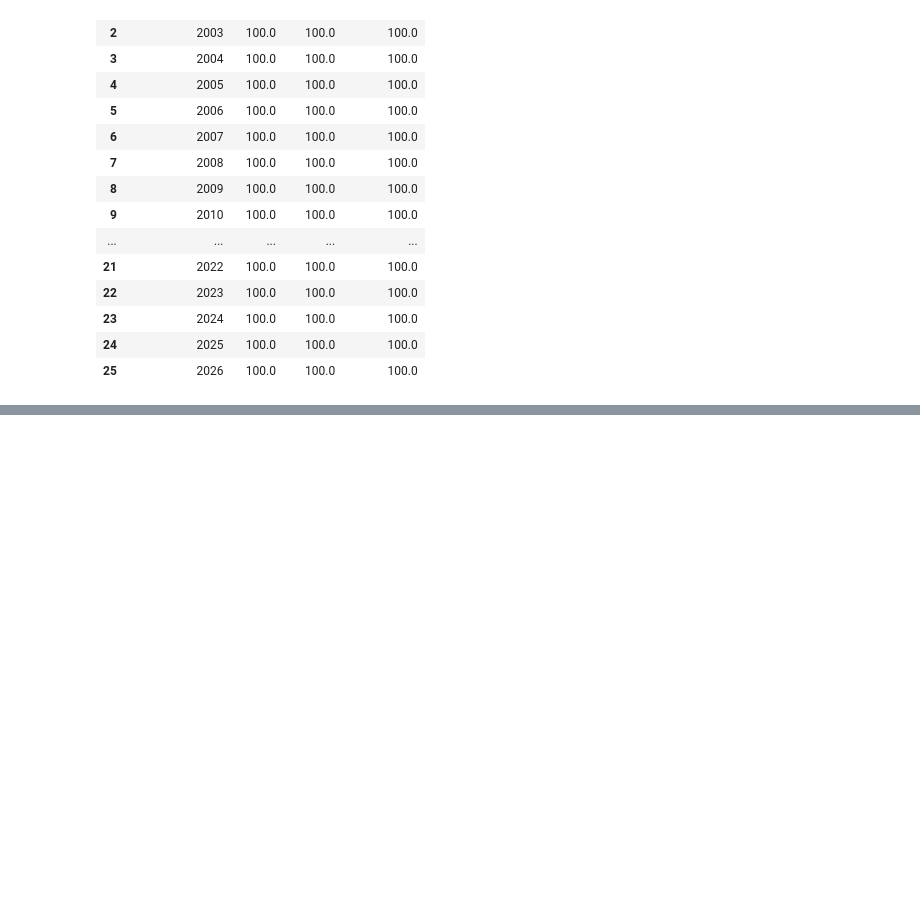
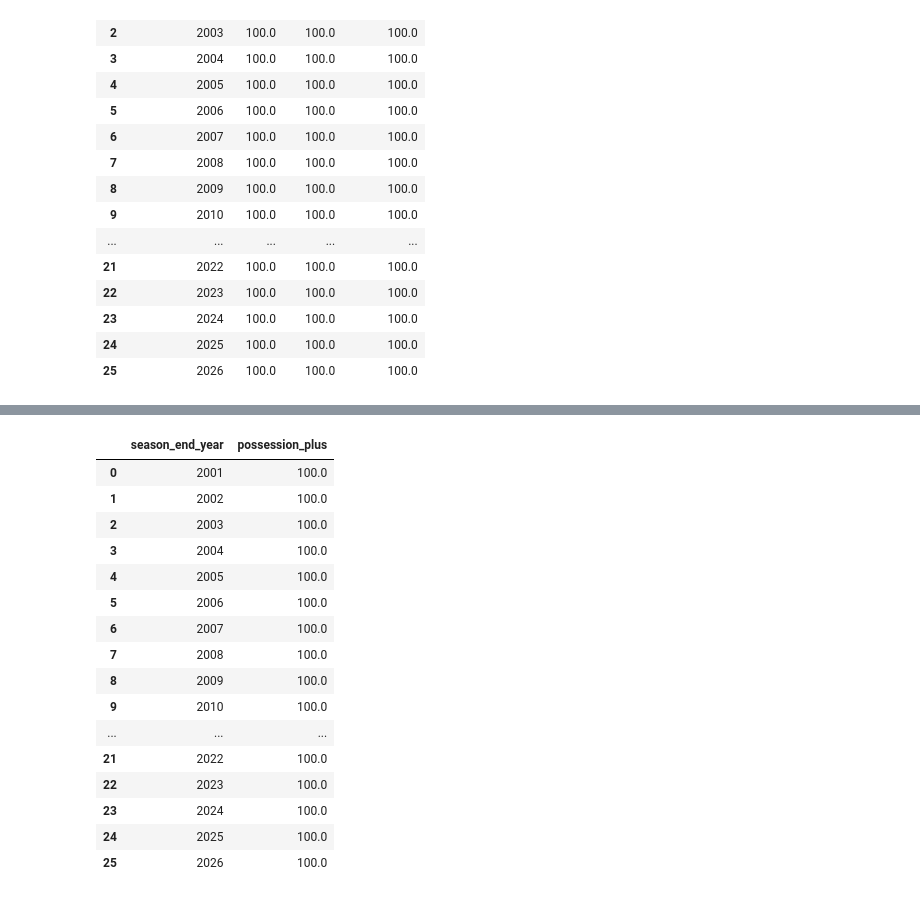
Before and after one commit to tmcewen66/basketball-analytics, a Jupyter notebook: team_scoring_plus_analysis.ipynb, the cells around one changed output, grey strips where cells are left out. Saved outputs shown, nothing was run; the diff lists cells and outputs as text; code cells hidden in the pictures; blank space fills up the shorter version.

```diff
--- a/team_scoring_plus_analysis.ipynb
+++ b/team_scoring_plus_analysis.ipynb
@@ -141,0 +234,21 @@ team_scoring_plus_df
+# %%
+possession_plus_means = team_scoring_plus_df.groupby('season_end_year')['possession_plus'].mean().reset_index()
+possession_plus_means
+# %% [output]
+|  | season_end_year | possession_plus |
+| 0 | 2001 | 100.0 |
+| 1 | 2002 | 100.0 |
+| 2 | 2003 | 100.0 |
+| 3 | 2004 | 100.0 |
+| 4 | 2005 | 100.0 |
+| 5 | 2006 | 100.0 |
+| 6 | 2007 | 100.0 |
+| 7 | 2008 | 100.0 |
+| 8 | 2009 | 100.0 |
+| 9 | 2010 | 100.0 |
+| ... | ... | ... |
+| 21 | 2022 | 100.0 |
+| 22 | 2023 | 100.0 |
+| 23 | 2024 | 100.0 |
+| 24 | 2025 | 100.0 |
+| 25 | 2026 | 100.0 |
```
Also changed, not shown: parts of 8 cells of this notebook, 1 other file.
